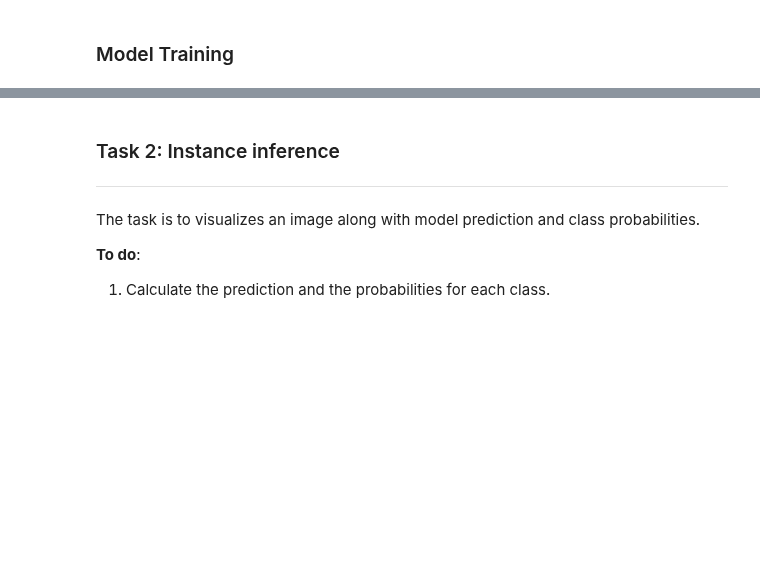
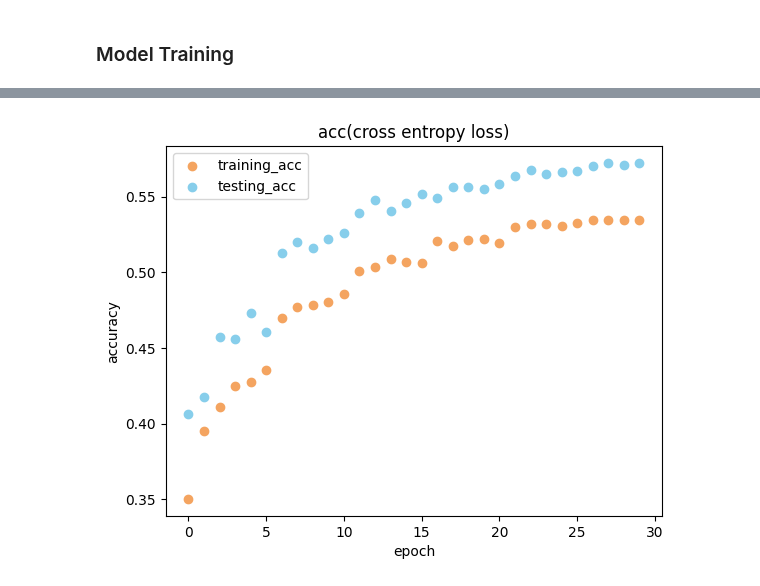
Before and after one commit to SustechSTA303/STA303-Assignment01, a Jupyter notebook: Assignment01.ipynb, the cells around one changed output, grey strips where cells are left out. Cells and saved outputs as stored; diff of their text form; code cells hidden in the pictures; blank space fills up the shorter version.

```diff
--- a/Assignment01.ipynb
+++ b/Assignment01.ipynb
@@ -114,5 +125,6 @@ Please denfine two function named ``train_batch`` and ``test_batch``. These func
 # %%
 ##################### Write your answer here ##################
 # Define the loss function
-criterion =
+mae_loss = nn.L1Loss()
+cross_entropy_loss = nn.CrossEntropyLoss()
 ###############################################################
@@ -164,10 +349,28 @@ def test_batch(model, image, target):
+# %%
+# random seed
+SEED = 1
+NUM_CLASS = 10
+
+# Training
+BATCH_SIZE = 128
+NUM_EPOCHS = 30
+EVAL_INTERVAL=1
+SAVE_DIR = './log'
+
+# Optimizer
+LEARNING_RATE = 1e-1
+MOMENTUM = 0.9
+STEP=5
+GAMMA=0.5
 # %%
-training_loss = []
-training_acc = []
-testing_loss = []
-testing_acc = []
+ce_training_loss = []
+ce_training_acc = []
+ce_testing_loss = []
+ce_testing_acc = []
+epochrecord=[]
 
 for epoch in range(NUM_EPOCHS):
+    epochrecord.append(epoch)
     model.train()
     torch.cuda.empty_cache()
 
@@ -184,7 +387,7 @@ for epoch in range(NUM_EPOCHS):
         target = target.to(device)
 
         # train model
-        outputs, loss = train_batch(model, image, target)
+        outputs, loss = ce_train_batch(model, image, target)
         _, preds = torch.max(outputs, 1)
 
 
@@ -203,8 +406,8 @@ for epoch in range(NUM_EPOCHS):
 
     print(f'Epoch: {epoch+1}/{NUM_EPOCHS} Train Loss: {epoch_loss:.4f} Acc: {epoch_acc:.4f}')
 
-    training_loss.append(epoch_loss)
-    training_acc.append(epoch_acc.cpu().detach().numpy())
+    ce_training_loss.append(epoch_loss)
+    ce_training_acc.append(epoch_acc.cpu().detach().numpy())
 
     # change learning rate
     scheduler.step()
@@ -227,7 +430,7 @@ for epoch in range(NUM_EPOCHS):
             target = target.to(device)
 
             # test model
-            outputs, loss = test_batch(model, image, target)
+            outputs, loss = ce_test_batch(model, image, target)
             _, preds = torch.max(outputs, 1)
 
             val_loss += loss.item()
@@ -236,8 +439,8 @@ for epoch in range(NUM_EPOCHS):
         val_loss = val_loss / len(test_set)
         val_acc = val_corrects.double() / len(test_set)
         print(f'Test Loss: {val_loss:.4f} Acc: {val_acc:.4f}')
-        testing_loss.append(val_loss)
-        testing_acc.append(val_acc.cpu().detach().numpy())
+        ce_testing_loss.append(val_loss)
+        ce_testing_acc.append(val_acc.cpu().detach().numpy())
 
         # save the model in last epoch
         if (epoch +1) == NUM_EPOCHS:
@@ -254,3 +457,15 @@ for epoch in range(NUM_EPOCHS):
 
             # save the state
             torch.save(state, osp.join(SAVE_DIR, 'checkpoint_%s.pth' % (str(epoch+1))))
+
+            x  = epochrecord
+y1 = ce_training_acc
+y2= ce_testing_acc
+plt.scatter(x, y1,label="training_acc",color="#F4A460")
+plt.scatter(x, y2,label="testing_acc",color="#87CEEB")
+plt.title('acc(cross entropy loss)')
+plt.xlabel('epoch')
+plt.ylabel('accuracy')
+plt.legend()
+plt.show()
+# %% [output]
@@ -257,7 +489 @@ for epoch in range(NUM_EPOCHS):
+[figure, added]
-# %% [markdown]
-### Task 2: Instance inference
----
-The task is to visualizes an image along with model prediction and class probabilities.
-
-**To do**:
-1. Calculate the prediction and the probabilities for each class.
```
Also changed, not shown: parts of 24 cells of this notebook.
